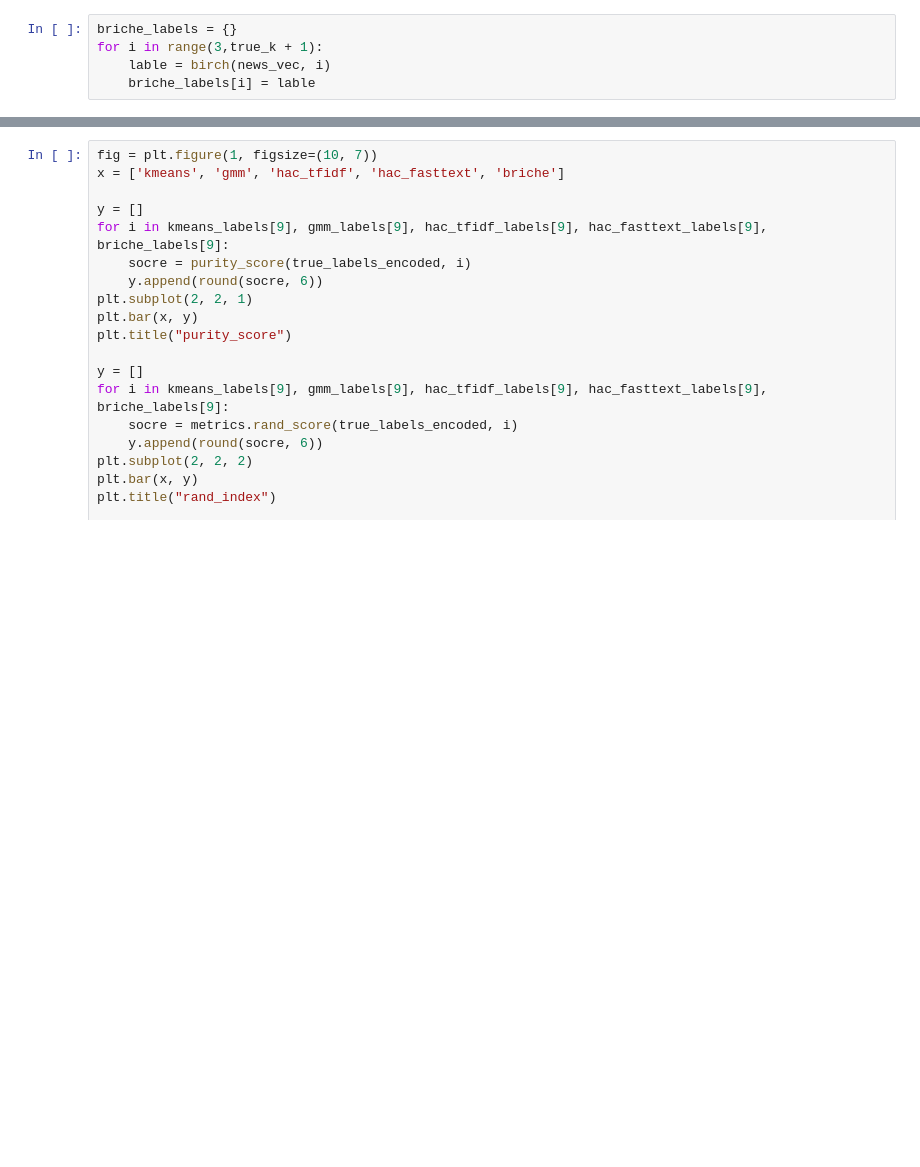
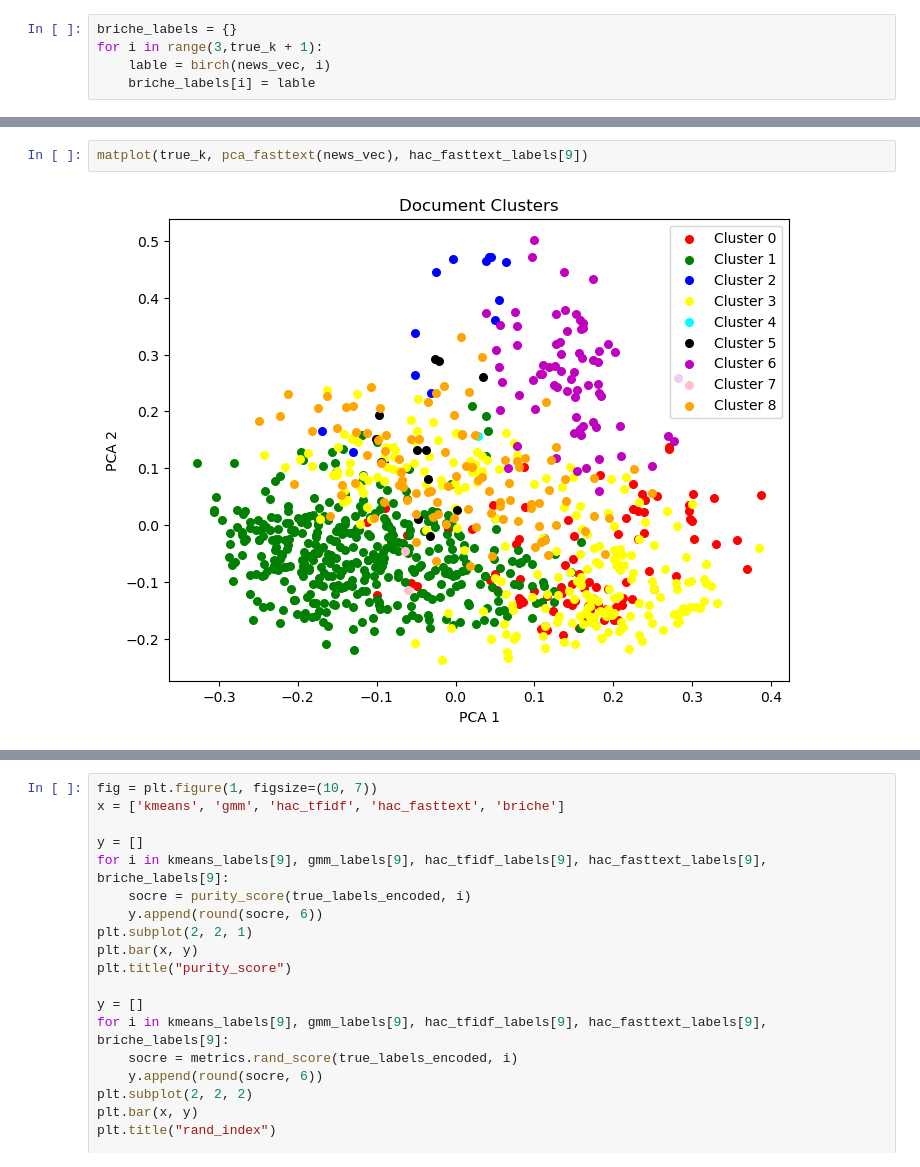
Before and after one commit to DowndraftK/-, a Jupyter notebook: homework_3.ipynb, the cells around one changed output, grey strips where cells are left out. Cells and saved outputs as stored; diff of their text form; blank space fills up the shorter version.

```diff
--- a/homework_3.ipynb
+++ b/homework_3.ipynb
@@ -282,0 +335,4 @@ Cluster 8: 与会 3月份 不好意思 一般来说 上升 上班 三级 业界
+# %%
+matplot(true_k, pca_fasttext(news_vec), hac_fasttext_labels[9])
+# %% [output]
+[figure, added]
```
Also changed, not shown: parts of 34 cells of this notebook.
